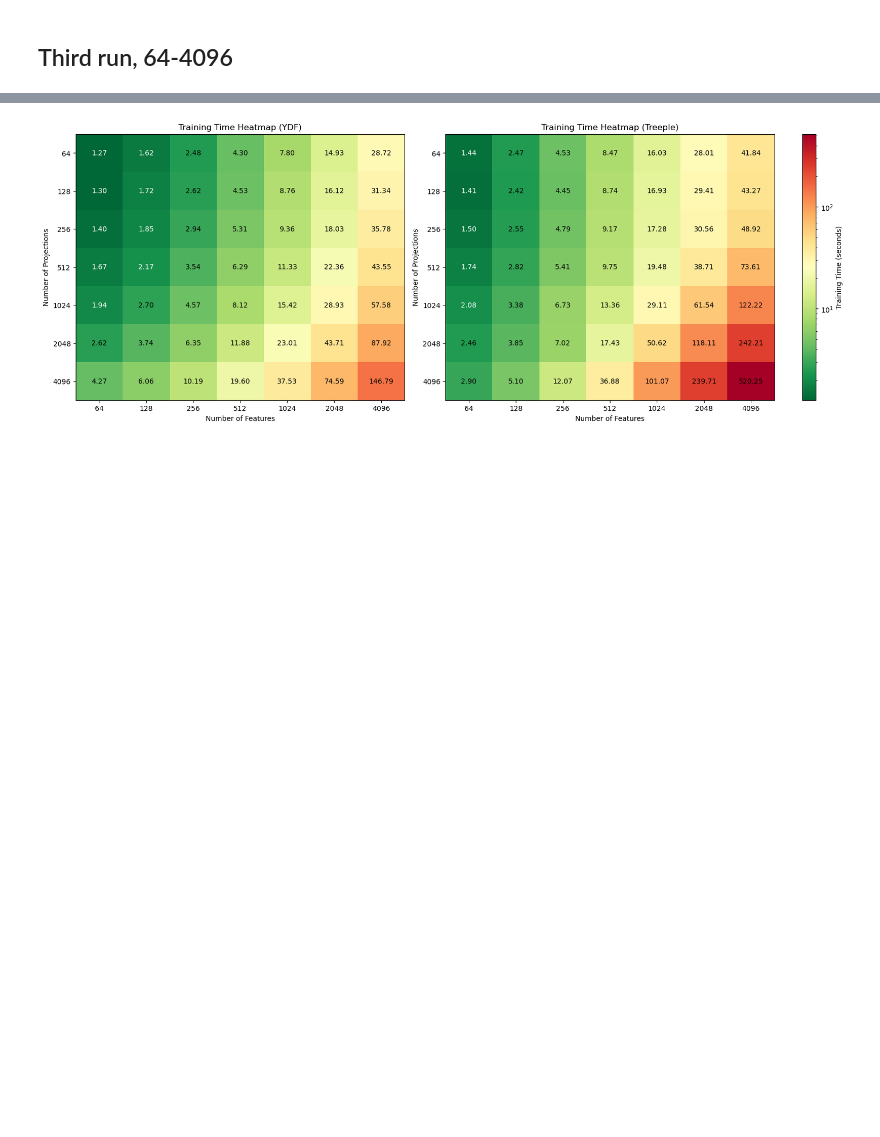
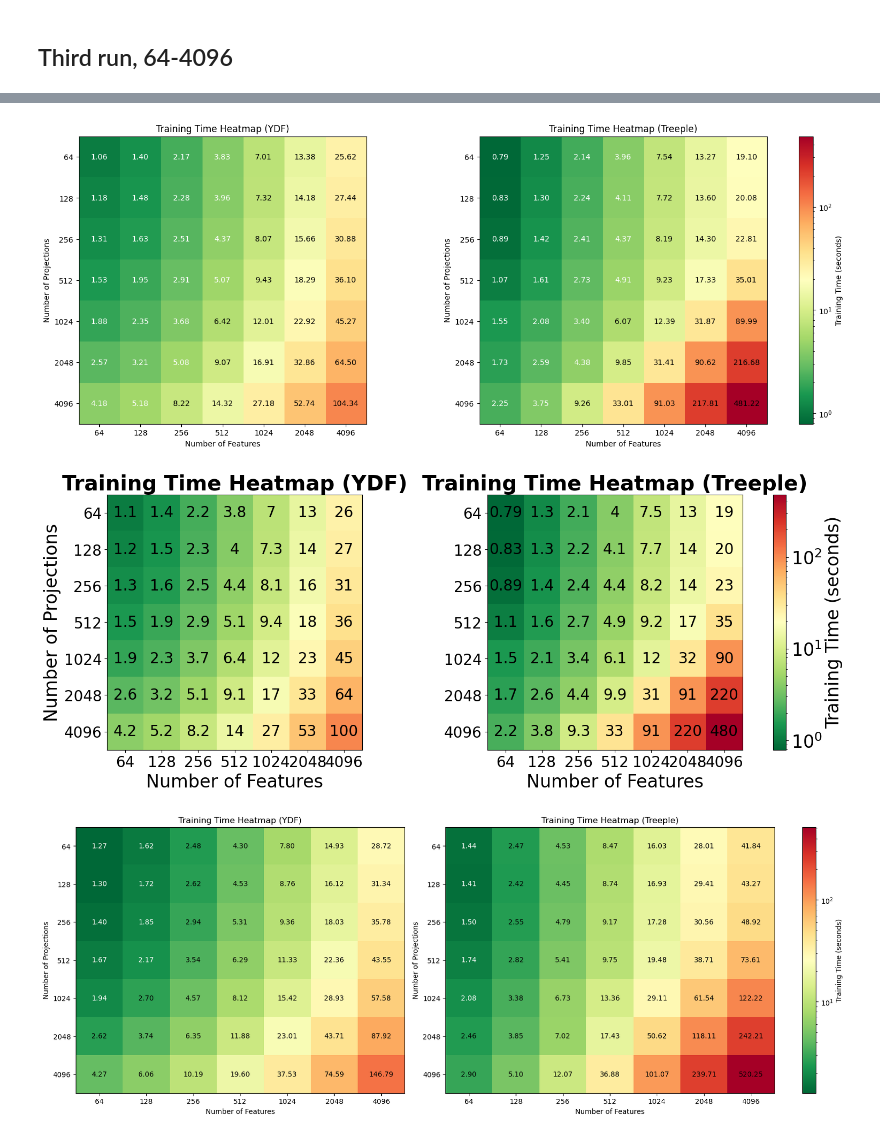
Before and after one commit to ClarkXu0625/treeple, a Jupyter notebook: clark/experiments/constant_nonzero_projection_exp.ipynb, the cells around one changed output, grey strips where cells are left out. Cells and saved outputs as stored; diff of their text form; code cells hidden in the pictures; blank space fills up the shorter version.

Commit message:
update running time on linux

```diff
--- a/clark/experiments/constant_nonzero_projection_exp.ipynb
+++ b/clark/experiments/constant_nonzero_projection_exp.ipynb
@@ -1658,3 +1658,9 @@ Average non-zeros per projection matrix: 5636.94
+# %%
+plot_traintime_heatmap(times_ydf, times_treeple,n_columns, n_rows)
+plot_larger_font(times_ydf, times_treeple, n_columns, n_rows)
+# %% [output]
+[figure, added]
+[figure, added]
 # %%
 
 from matplotlib.colors import LogNorm
```
Also changed, not shown: parts of 1 cell of this notebook, 2 other files.
